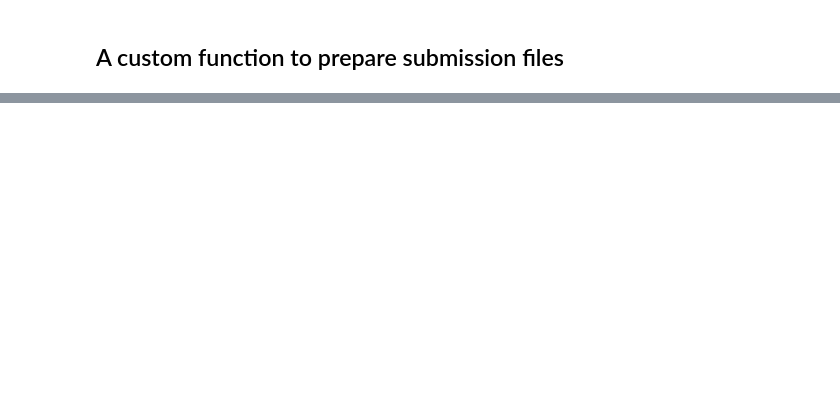
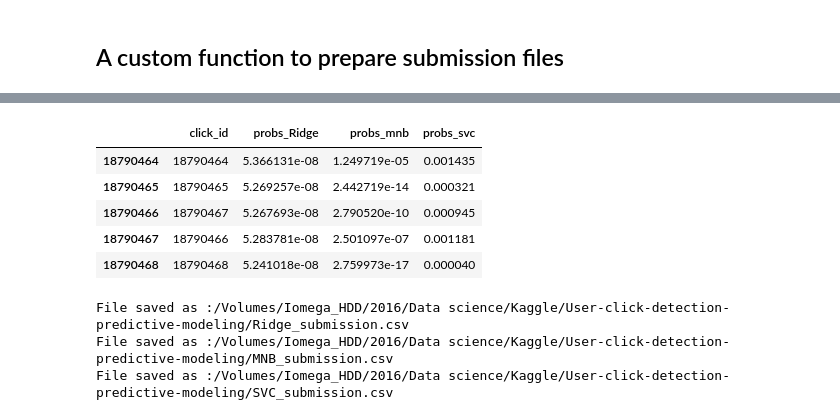
Before and after one commit to ayguno/User-click-detection-predictive-modeling, a Jupyter notebook: User-click-detection-predictive-modeling.ipynb, the cells around one changed output, grey strips where cells are left out. Cells and saved outputs as stored; diff of their text form; code cells hidden in the pictures; blank space fills up the shorter version.

```diff
--- a/User-click-detection-predictive-modeling.ipynb
+++ b/User-click-detection-predictive-modeling.ipynb
@@ -1176,0 +1359,9 @@ def prepare_submission(predictions,filename = "new_submission"):
+# %%
+prediction_frames.tail()
+# %% [output]
+|  | click_id | probs_Ridge | probs_mnb | probs_svc |
+| 18790464 | 18790464 | 5.366131e-08 | 1.249719e-05 | 0.001435 |
+| 18790465 | 18790465 | 5.269257e-08 | 2.442719e-14 | 0.000321 |
+| 18790466 | 18790467 | 5.267693e-08 | 2.790520e-10 | 0.000945 |
+| 18790467 | 18790466 | 5.283781e-08 | 2.501097e-07 | 0.001181 |
+| 18790468 | 18790468 | 5.241018e-08 | 2.759973e-17 | 0.000040 |
@@ -1177,2 +1371,17 @@ def prepare_submission(predictions,filename = "new_submission"):
+# %%
+# Need to repeat these submission preparations!!
+import pandas as pd
+prediction_frames = pd.read_hdf("/Volumes/Iomega_HDD/2016/Data science/Kaggle/User-click-detection-predictive-modeling/prediction_frames.h5")
+
+prepare_submission(predictions= prediction_frames.probs_Ridge,
+                   filename= "/Volumes/Iomega_HDD/2016/Data science/Kaggle/User-click-detection-predictive-modeling/Ridge_submission")
+prepare_submission(predictions= prediction_frames.probs_mnb,
+                   filename= "/Volumes/Iomega_HDD/2016/Data science/Kaggle/User-click-detection-predictive-modeling/MNB_submission")
+prepare_submission(predictions= prediction_frames.probs_svc,
+                   filename= "/Volumes/Iomega_HDD/2016/Data science/Kaggle/User-click-detection-predictive-modeling/SVC_submission")
+# %% [output]
+File saved as :/Volumes/Iomega_HDD/2016/Data science/Kaggle/User-click-detection-predictive-modeling/Ridge_submission.csv
+File saved as :/Volumes/Iomega_HDD/2016/Data science/Kaggle/User-click-detection-predictive-modeling/MNB_submission.csv
+File saved as :/Volumes/Iomega_HDD/2016/Data science/Kaggle/User-click-detection-predictive-modeling/SVC_submission.csv
 # %%
 import numpy as np
```
Also changed, not shown: parts of 34 cells of this notebook.
